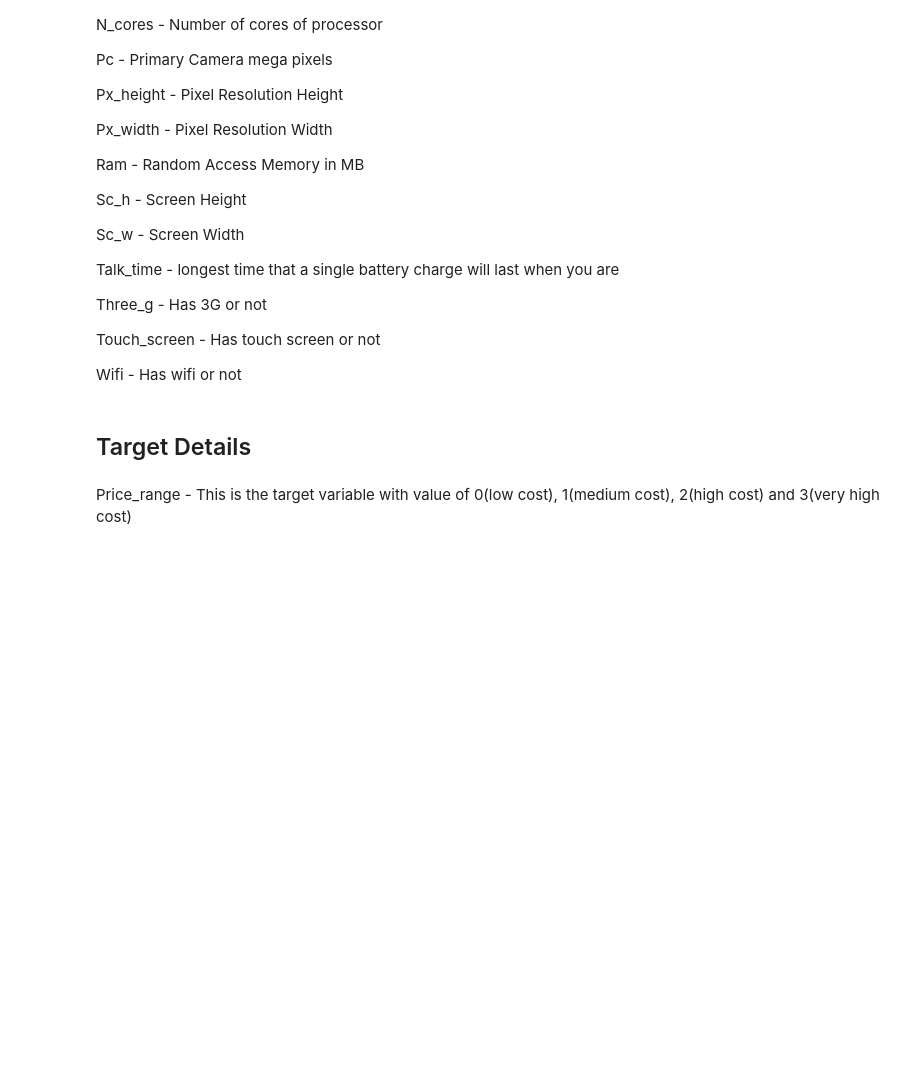
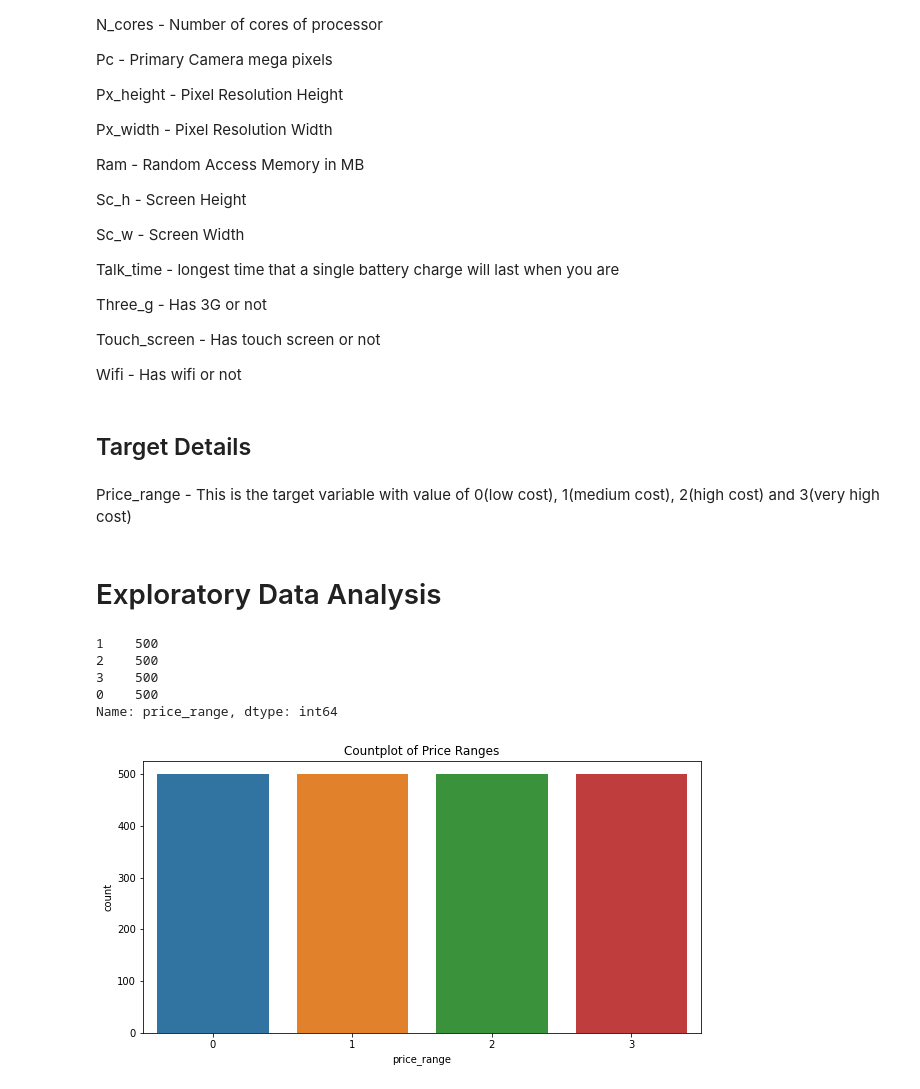
Before and after one commit to Shyam-S-Mishra/Shyam_S_Mishra_Supervised-ML_Capstone_Project_Classification, a Jupyter notebook: Shyam_Shubham_Mishra_Supervised_ML_Capstone_Project_Classification.ipynb, the cells around one changed output. Saved outputs shown, nothing was run; the diff lists cells and outputs as text; code cells hidden in the pictures; blank space fills up the shorter version.

```diff
--- a/Shyam_Shubham_Mishra_Supervised_ML_Capstone_Project_Classification.ipynb
+++ b/Shyam_Shubham_Mishra_Supervised_ML_Capstone_Project_Classification.ipynb
@@ -254,3 +254,6 @@ Wifi - Has wifi or not
 ## Target Details
 # %% [markdown]
 Price_range - This is the target variable with value of 0(low cost), 1(medium cost), 2(high cost) and 3(very high cost)
+# %% [markdown]
+>
+# Exploratory Data Analysis
@@ -256,0 +267,19 @@ Price_range - This is the target variable with value of 0(low cost), 1(medium co
+# %%
+# Counting the value vounts of the dependent variable
+
+dataset['price_range'].value_counts()
+# %% [output]
+1    500
+2    500
+3    500
+0    500
+Name: price_range, dtype: int64
+# %%
+# Visualizing the dependent variable i.e. Price_range
+
+plt.figure(figsize=(10,5))
+sns.countplot(dataset['price_range'])
+plt.title('Countplot of Price Ranges')
+plt.show()
+# %% [output]
+[figure, added]
```
Also changed, not shown: parts of 5 cells of this notebook.
